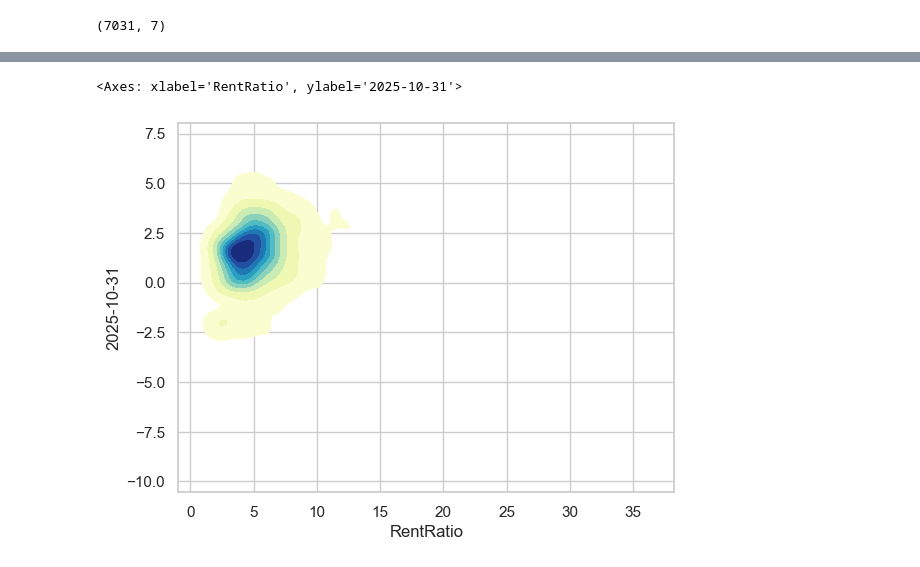
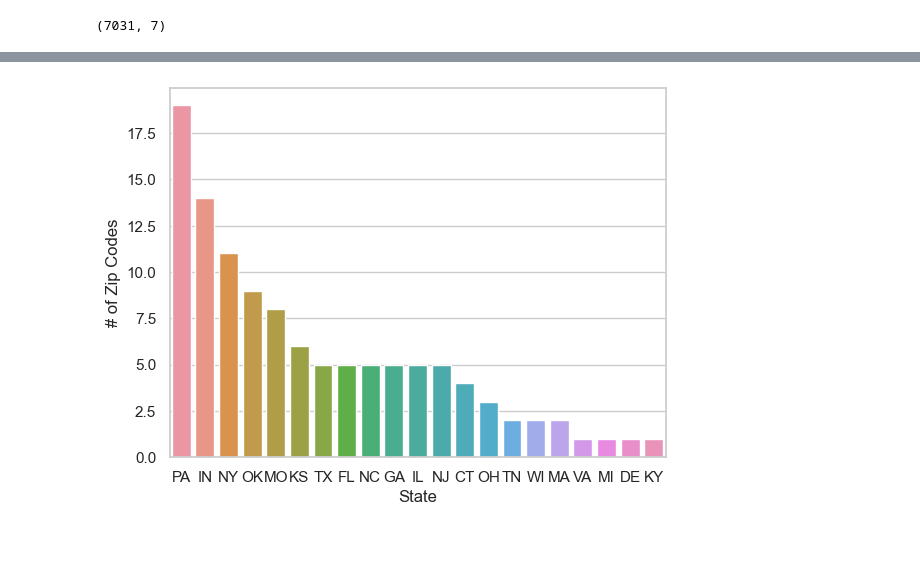
Before and after one commit to YaroslawBagriy/SEIS-631-Final-Project, a Jupyter notebook: Question 3/Question 3.ipynb, the cells around one changed output, grey strips where cells are left out. Drawn from its saved outputs; the diff is of its cells as text; code cells hidden in the pictures.

```diff
--- a/Question 3/Question 3.ipynb
+++ b/Question 3/Question 3.ipynb
@@ -813,11 +889,10 @@ dtype: int64
 # %%
 df = pd.read_csv('https://raw.githubusercontent.com/samkrall/dataprepandanalysis/refs/heads/main/zori_zip_all.csv')
 print(df.shape)
-print(df['RegionType'].unique())
 df.drop(columns=['RegionID', 'RegionType', 'StateName', 'SizeRank', 'State', 'City', 'Metro', 'CountyName'], inplace=True)
 df.rename(columns={'RegionName':'Zip'}, inplace=True)
 display(df.head())
-df_zori_zip = df.melt(id_vars = ['Zip'], var_name = 'Date', value_name = 'ZORI').astype({'Date':'datetime64[ns]'})
+df_zori_zip = df.melt(id_vars = ['Zip'], var_name = 'Date', value_name = 'ZORI').astype({'Date':'datetime64[ns]', 'Zip':'str'})
 print(df_zori_zip.shape)
 print(df_zori_zip.info())
 print(df_zori_zip.isna().sum())
@@ -858,12 +932,12 @@ dtype: int64
 # %%
 df = pd.read_csv('https://raw.githubusercontent.com/samkrall/dataprepandanalysis/refs/heads/main/zhvf_zip_all.csv')
 print(df.shape)
-print(df['RegionType'].unique())
 df.drop(columns=['RegionID', 'RegionType', 'StateName', 'SizeRank', 'State', 'City', 'Metro', 'CountyName'], inplace=True)
 df.rename(columns={'RegionName':'Zip', 'BaseDate':'Date'}, inplace=True)
+df['Zip'] = df['Zip'].astype('string')
 df_zhvf_zip = df
+print(df_zhvf_zip.info())
 df_zhvf_zip['Date'] = df_zhvf_zip['Date'].astype('datetime64[ns]')
-print(df_zhvf_zip.info())
 display(df_zhvf_zip.head())
 # %% [output]
 (20161, 13)
@@ -912,6 +997,7 @@ Look for NA values and drop if they exist
 # %%
 print(df_investibility.isna().sum())
 df_investibility.dropna(how='any', inplace=True)
+df_investibility = df_investibility.drop_duplicates()
 df_investibility.shape
 # %% [output]
 Zip               0
@@ -957,10 +1046,30 @@ df_investibility.describe()
 # %%
+rent_ratio_percentile_90 = df_investibility['RentRatio'].quantile(0.9)
+growth_percentile_90 = df_investibility['2025-10-31'].quantile(0.9)
+df_investibility['InvestFlag'] = np.select(
+    [(df_investibility['RentRatio'] > rent_ratio_percentile_90) &
+     (df_investibility['2025-10-31'] > growth_percentile_90),
+     (df_investibility['RentRatio'] > rent_ratio_percentile_90) &
+     (df_investibility['2025-10-31'] > 0.0),
+     df_investibility['2025-10-31'] > growth_percentile_90] ,
+    ["invest",
+     "rental target",
+     "price appreciation"],
+    default="do not invest")
+
+df_to_invest = df_investibility.loc[df_investibility['InvestFlag'] == 'invest']
+
+#plotting investibility
 sns.set(style='whitegrid')
-sns.scatterplot(x="RentRatio",y="2025-10-31", data=df_investibility)
+sns.scatterplot(x="RentRatio", y="2025-10-31", hue="InvestFlag", data=df_investibility, palette={'invest': 'darkgreen', 'rental target': 'darkslateblue',
+                                                                                                'price appreciation':'olive', 'do not invest':'maroon'})
 plt.title('Rent Ratio vs. 12M Growth', fontsize=15)
 plt.xlabel('Rent Ratio', fontsize=12)
 plt.ylabel('12M Growth', fontsize=12)
 
 # Improve layout
 plt.tight_layout()
+plt.show()
+#showing dataframe
+display(df_to_invest)
 # %% [output]
@@ -968,5 +1094,14 @@ plt.tight_layout()
 # %%
-sns.kdeplot(x="RentRatio", y="2025-10-31", data=df_investibility, cmap='YlGnBu', fill=True, levels=10)
+df_to_invest = df_to_invest[['Zip', '2025-10-31', 'RentRatio', 'InvestFlag', 'ZHVI', 'ZORI']]
+df_dim_geo = df_dim_geo[['State', 'City', 'Metro', 'CountyName', 'Zip']]
+df_final_to_invest = pd.merge(df_to_invest, df_dim_geo, on='Zip')
+
+#value counts by state
+value_counts = df_final_to_invest['State'].value_counts()
+sns.barplot(x = value_counts.index, y=value_counts.values)
+plt.ylabel('# of Zip Codes')
+plt.show()
+#dataframe with all (0th percentil zips joined to higher level geo data)
+display(df_final_to_invest.sort_values(by = 'ZHVI', ascending=False))
 # %% [output]
-<Axes: xlabel='RentRatio', ylabel='2025-10-31'>
-[figure, old version]
+[figure, new version]
```
Also changed, not shown: parts of 29 cells of this notebook.
